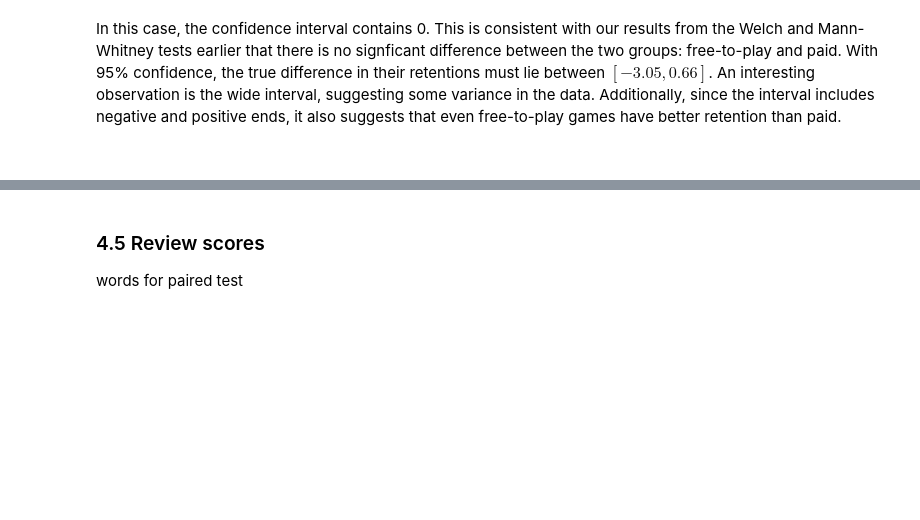
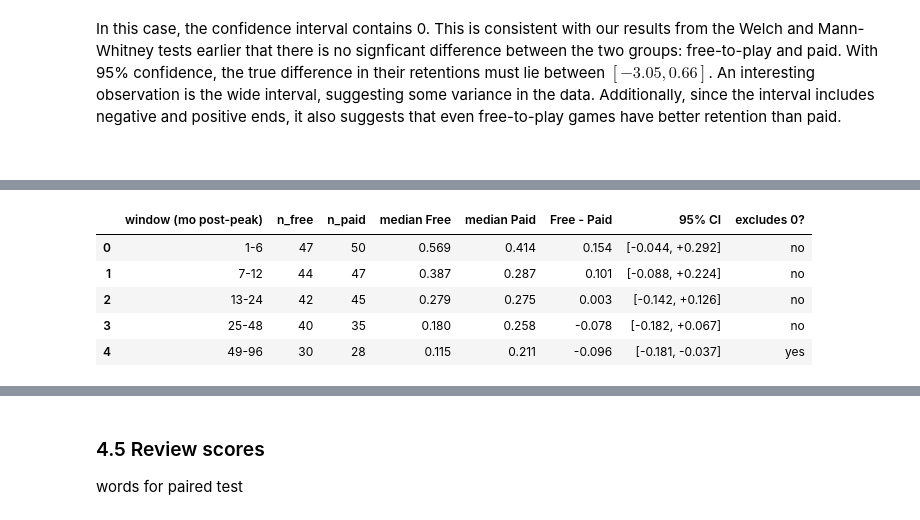
Before and after one commit to avo-ucsd/math189-sp26-group41, a Jupyter notebook: group41_final_report.ipynb, the cells around one changed output, grey strips where cells are left out. Drawn from its saved outputs; the diff is of its cells as text; code cells hidden in the pictures; blank space fills up the shorter version.

```diff
--- a/4_final_report.ipynb
+++ b/group41_final_report.ipynb
@@ -620,0 +511,19 @@ So at $\alpha = 0.05$ we reject equal retention at long horizons, even though th
+# %%
+B = 10_000
+rng = np.random.default_rng(189)
+
+log_free_np = np.log(retention_free['retention_ratio'].to_numpy())
+log_paid_np = np.log(retention_paid['retention_ratio'].to_numpy())
+
+rows = []
+for name, stat in [('mean', np.mean), ('median', np.median)]:
+    diff_boot = stat_inf.boot_diff(log_free_np, log_paid_np, stat, B, rng)
+    pt = stat(log_free_np) - stat(log_paid_np)
+    lo, hi = stat_inf.pct_ci(diff_boot)
+    rows.append({'statistic': f'{name} log(retention)',
+                 'point_estimate (Free - Paid)': round(pt, 3),
+                 '95% CI lower': round(lo, 3),
+                 '95% CI upper': round(hi, 3),
+                 'ratio scale': f"{np.exp(pt):.2f}x  [{np.exp(lo):.2f}, {np.exp(hi):.2f}]"})
+
+pd.DataFrame(rows)
@@ -620,0 +550,32 @@ So at $\alpha = 0.05$ we reject equal retention at long horizons, even though th
+# %%
+# windowed retention (one row per game per group)
+WINDOWS = [(1, 6), (7, 12), (13, 24), (25, 48), (49, 96)]
+
+w_free = stat_inf.windowed_retention(df_free_players, 'Free')
+w_paid = stat_inf.windowed_retention(df_paid_players, 'Paid')
+
+rows = []
+for lo, hi in WINDOWS:
+    col = f'{lo}-{hi}'
+    fr = w_free[col].dropna().to_numpy()
+    pa = w_paid[col].dropna().to_numpy()
+    diff_boot = stat_inf.boot_diff(fr, pa, np.median, B, rng)
+    pt = float(np.median(fr) - np.median(pa))
+    lo_ci, hi_ci = stat_inf.pct_ci(diff_boot)
+    rows.append({'window (mo post-peak)': col,
+                 'n_free': len(fr), 'n_paid': len(pa),
+                 'median Free': round(float(np.median(fr)), 3),
+                 'median Paid': round(float(np.median(pa)), 3),
+                 'Free - Paid': round(pt, 3),
+                 '95% CI': f"[{lo_ci:+.3f}, {hi_ci:+.3f}]",
+                 'excludes 0?': 'yes' if (lo_ci > 0 or hi_ci < 0) else 'no'})
+
+windowed_summary = pd.DataFrame(rows)
+windowed_summary
+# %% [output]
+|  | window (mo post-peak) | n_free | n_paid | median Free | median Paid | Free - Paid | 95% CI | excludes 0? |
+| 0 | 1-6 | 47 | 50 | 0.569 | 0.414 | 0.154 | [-0.044, +0.292] | no |
+| 1 | 7-12 | 44 | 47 | 0.387 | 0.287 | 0.101 | [-0.088, +0.224] | no |
+| 2 | 13-24 | 42 | 45 | 0.279 | 0.275 | 0.003 | [-0.142, +0.126] | no |
+| 3 | 25-48 | 40 | 35 | 0.180 | 0.258 | -0.078 | [-0.182, +0.067] | no |
+| 4 | 49-96 | 30 | 28 | 0.115 | 0.211 | -0.096 | [-0.181, -0.037] | yes |
```
Also changed, not shown: parts of 17 cells of this notebook, 33 other files.
